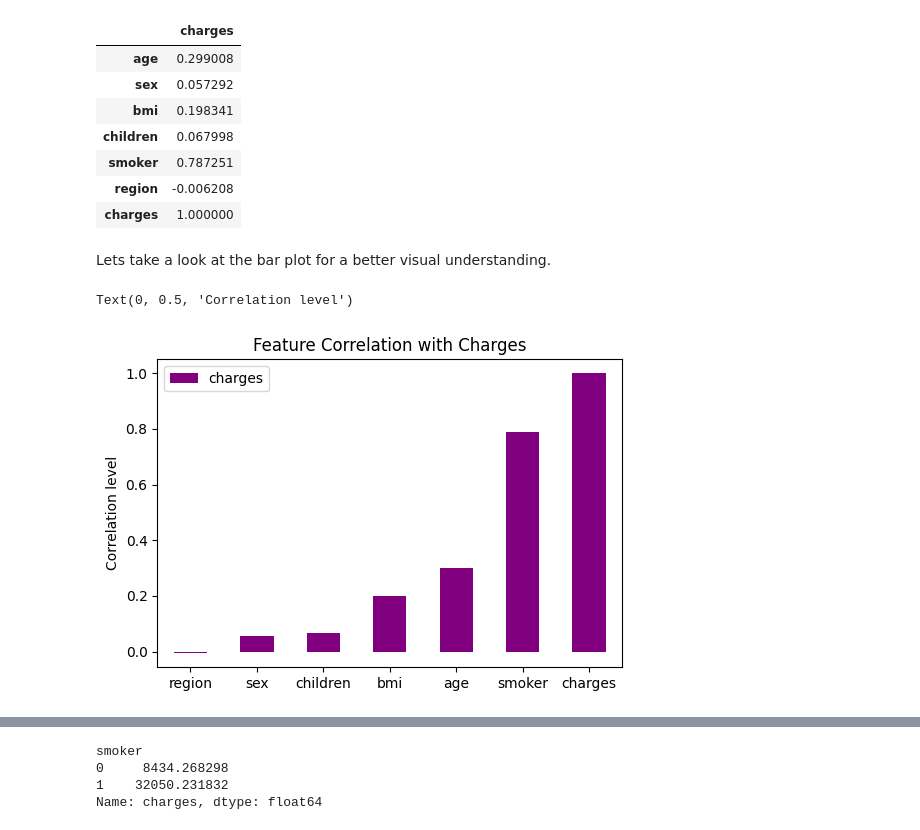
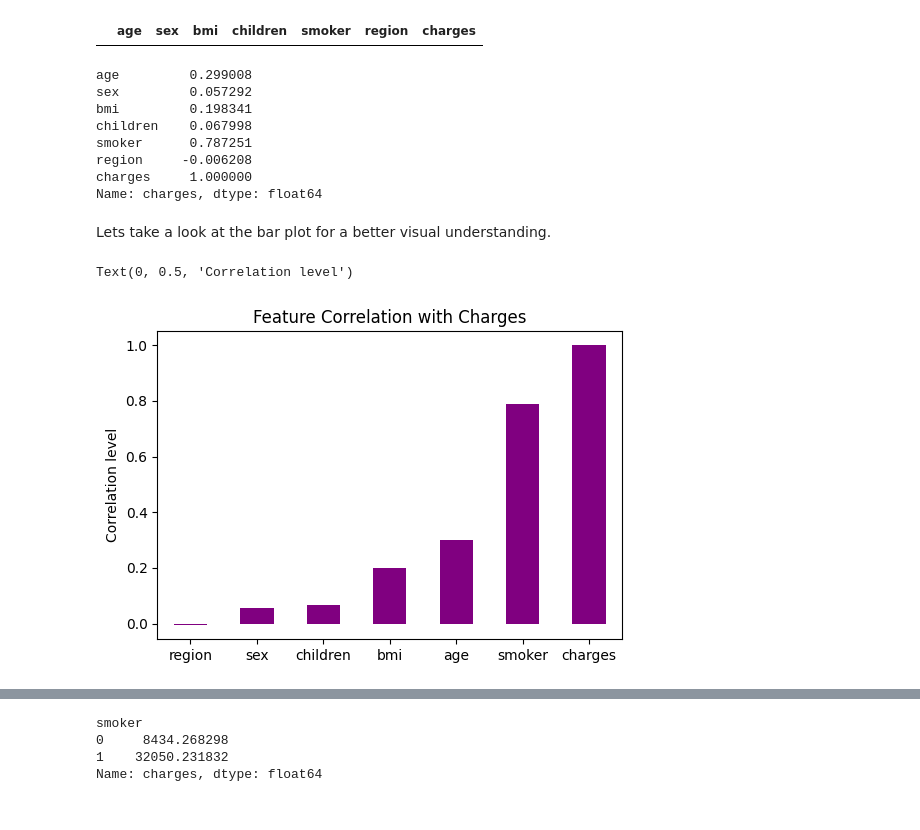
Before and after one commit to AngelX62/ml_Medical_Cost, a Jupyter notebook: medical_cost_pred.ipynb, the cells around one changed output, grey strips where cells are left out. Saved outputs shown, nothing was run; the diff lists cells and outputs as text; code cells hidden in the pictures.

```diff
--- a/medical_cost_pred.ipynb
+++ b/medical_cost_pred.ipynb
@@ -17,3 +25,8 @@ df.head()
+# %%
+# Drop potential missing values / NaN (Result: We do not have any missing values)
+df[df.isnull().any(axis=1)]
+# %% [output]
+|  | age | sex | bmi | children | smoker | region | charges |
 # %%
 # Label encoded: Converted categorical labels into integer codes
 cols = ["sex", "smoker", "region"]
@@ -21,25 +34,24 @@ for col in cols:
     df[col] = df[col].astype("category").cat.codes
 # %%
 corr = df.select_dtypes(include=['number']).corr()["charges"]
-corr = corr.to_frame()
 corr
 # %% [output]
-|  | charges |
-| age | 0.299008 |
-| sex | 0.057292 |
-| bmi | 0.198341 |
-| children | 0.067998 |
-| smoker | 0.787251 |
-| region | -0.006208 |
-| charges | 1.000000 |
+age         0.299008
+sex         0.057292
+bmi         0.198341
+children    0.067998
+smoker      0.787251
+region     -0.006208
+charges     1.000000
+Name: charges, dtype: float64
 # %% [markdown]
 Lets take a look at the bar plot for a better visual understanding.
 # %%
-ax = corr.sort_values(by="charges").plot.bar(figsize=(6,4), color="purple")
+ax = corr.sort_values().plot.bar(figsize=(6,4), color="purple")
 
 ax.tick_params(axis="x", labelrotation=0)
 ax.set_title("Feature Correlation with Charges")
 ax.set_ylabel("Correlation level")
 # %% [output]
 Text(0, 0.5, 'Correlation level')
-[figure, old version]
+[figure, new version]
```
Also changed, not shown: parts of 4 cells of this notebook.
